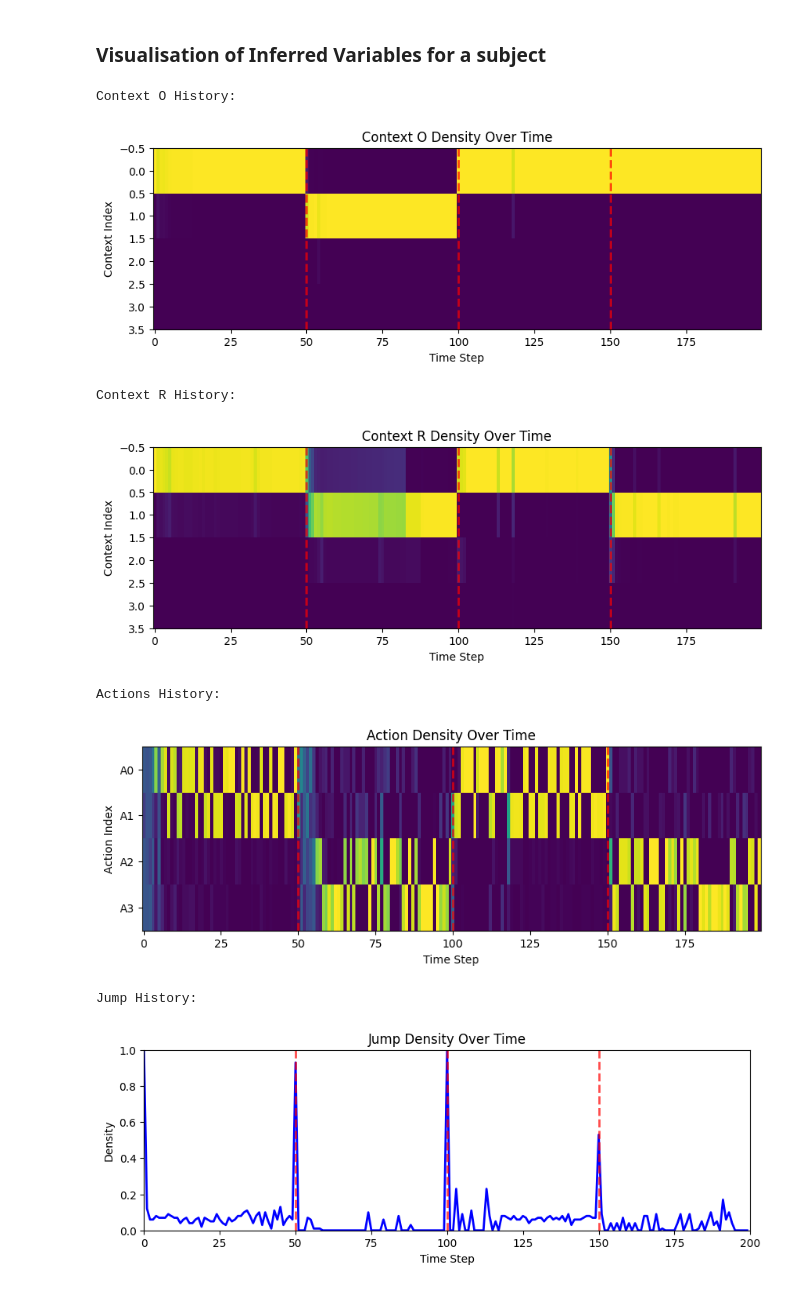
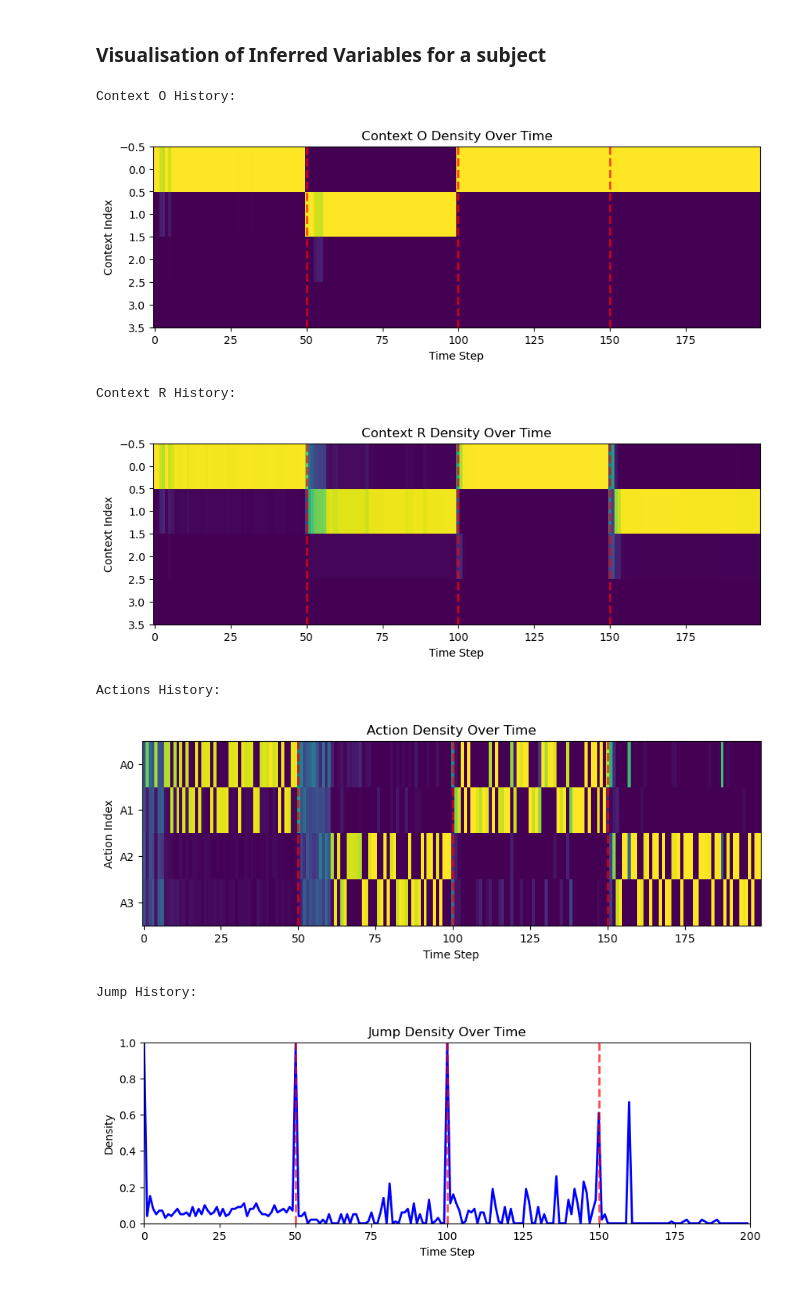
Before and after one commit to YoujingYu99/CCAB, a Jupyter notebook: demo.ipynb, the cells around one changed output. Saved outputs shown, nothing was run; the diff lists cells and outputs as text; code cells hidden in the pictures.

```diff
--- a/demo.ipynb
+++ b/demo.ipynb
@@ -115,7 +115,7 @@ AGENT_PARAMS = Agent_Type1
 # %%
 results = []
 
-for i in range(32):
+for i in range(3):
 
     # Initialize history buffers
     exp_history = ExperimentHistory()
@@ -314,7 +259,7 @@ plt.show()
 ### Visualisation of Inferred Variables for a subject
 # %%
 jump_times = [50, 100, 150]
-j = 4
+j = 2
 context_o_hist_arr = np.array(results[j].subject_history.context_o)
 context_r_hist_arr = np.array(results[j].subject_history.context_r)
 p_actions_arr = np.array(results[j].subject_history.p_action)
@@ -367,35 +312,35 @@ plt.show()
 print("Actions History:")
 plt.figure(figsize=(10, 3))
 plt.imshow(p_actions_arr.T, aspect='auto', cmap='viridis', interpolation='nearest')
 #plt.colorbar(label='Density')
 plt.yticks(ticks=[0, 1, 2, 3], labels=['A0', 'A1', 'A2', 'A3'])
 for jt in jump_times:
     plt.axvline(x=jt, color='red', linestyle='--', linewidth=2, alpha=0.7)
 plt.xlabel('Time Step')
 plt.ylabel('Action Index')
 plt.title('Action Density Over Time')
 #plt.savefig("g_action_density.pdf")
 plt.show()
 
 print("Jump History:")
 
 plt.figure(figsize=(10, 3))
 plt.plot(p_jump_arr, label='Jump', color='blue', linewidth=2)
 plt.title('Jump Density Over Time')
 plt.xlabel('Time Step')
 plt.ylabel('Density')
 plt.ylim(0, 1)
 plt.xlim(0, len(p_jump_arr))
 for jt in jump_times:
     plt.axvline(x=jt, color='red', linestyle='--', linewidth=2, alpha=0.7)
 #plt.savefig("g_jump_density.pdf")
 plt.show()
 # %% [output]
 Context O History:
-[figure, old version]
+[figure, new version]
 Context R History:
-[figure, old version]
+[figure, new version]
 Actions History:
-[figure, old version]
+[figure, new version]
 Jump History:
-[figure, old version]
+[figure, new version]
```
Also changed, not shown: parts of 2 cells of this notebook, 5 other files.
